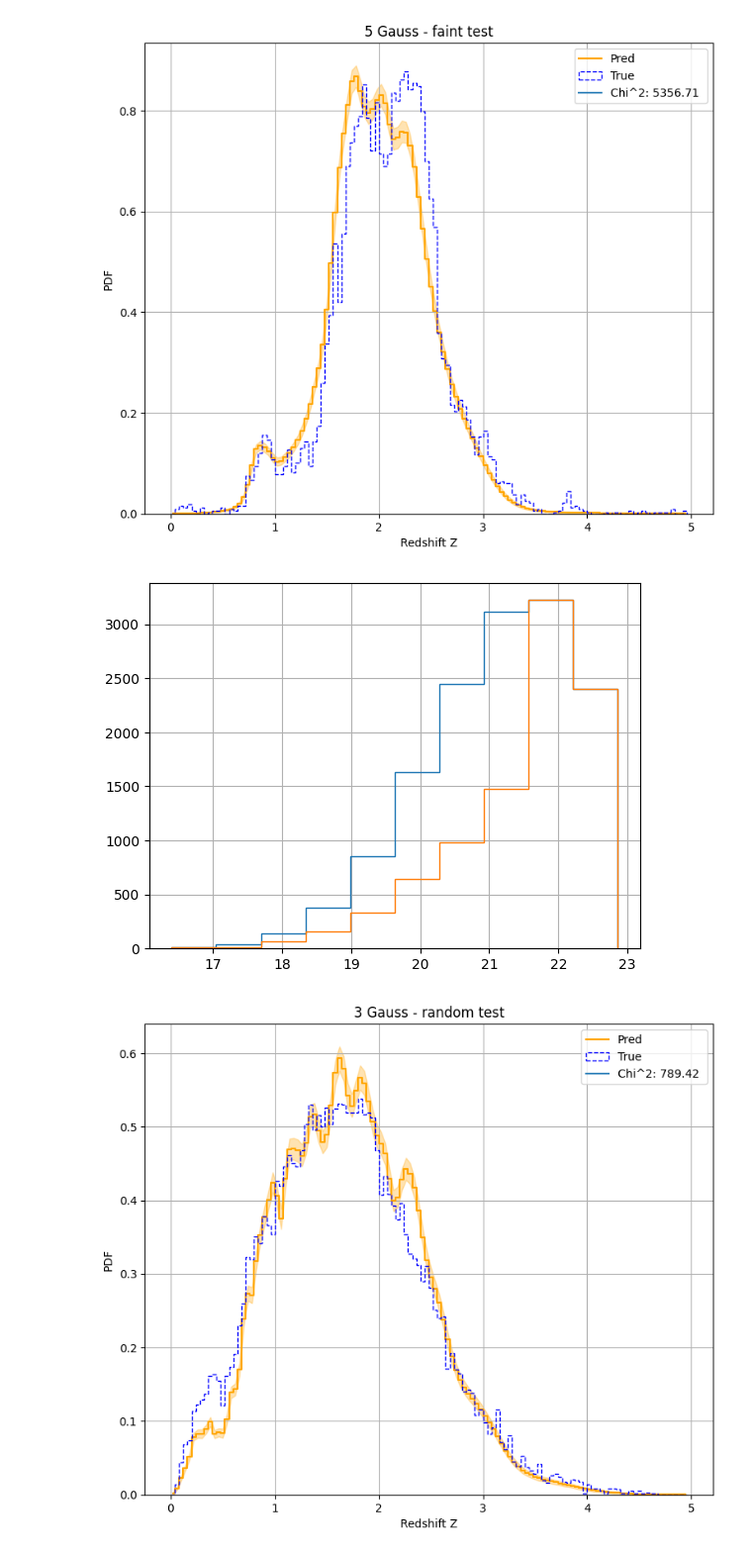
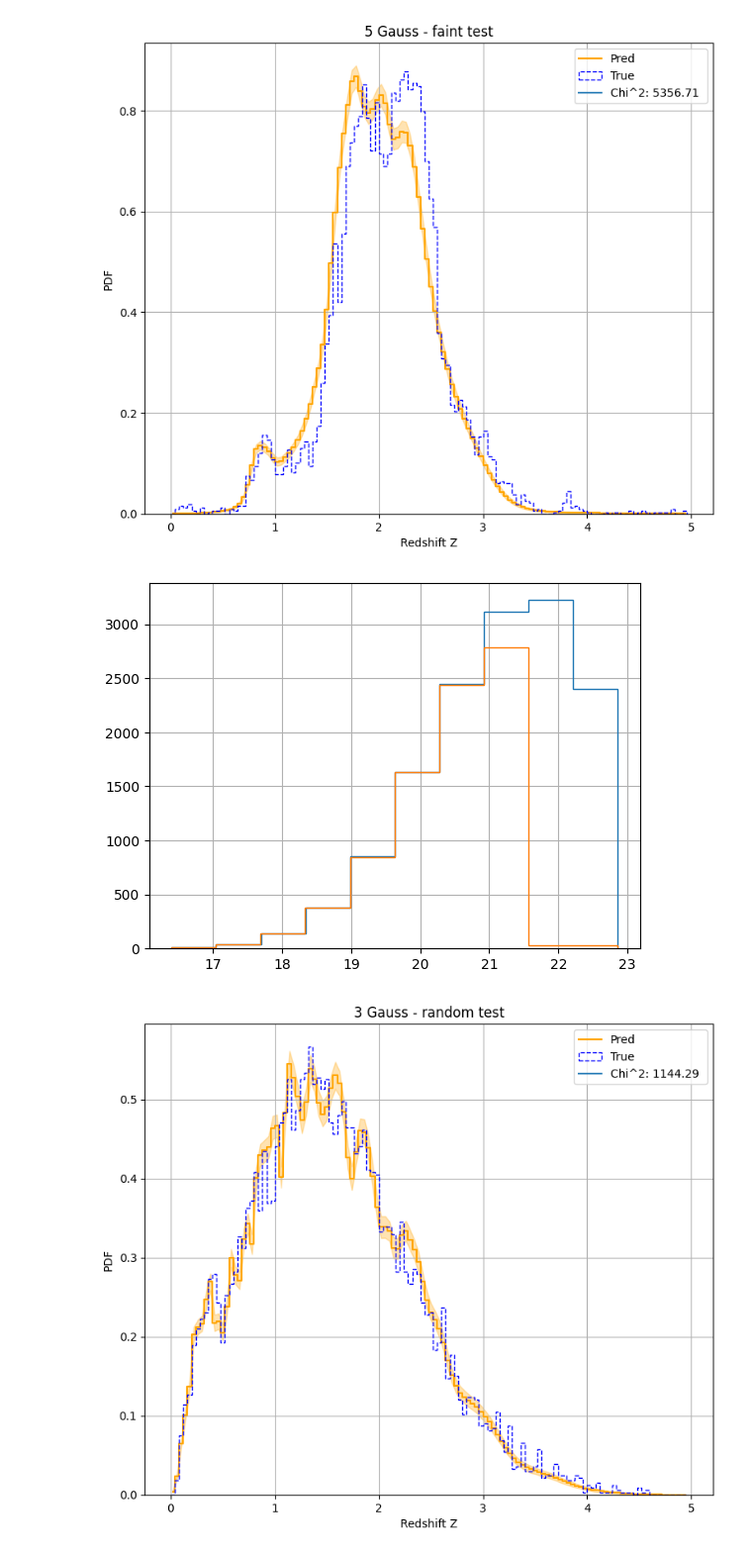
Before and after one commit to kacper-drabicki/redshift, a Jupyter notebook: notebooks/results_distribution.ipynb, the cells around one changed output. Shown at 99% size. Drawn from its saved outputs; the diff is of its cells as text; code cells hidden in the pictures.

```diff
--- a/notebooks/results_distribution.ipynb
+++ b/notebooks/results_distribution.ipynb
@@ -275,9 +271,9 @@ X_test["Z"] = y_test
 df = X_test
 
 X_test["MAG_GAAP_r"].hist(histtype="step")
-above_20 = df[df['MAG_GAAP_r'] > 21.5]
-below_or_equal_20 = df[df['MAG_GAAP_r'] <= 21.5]
-sample_20_percent = below_or_equal_20.sample(frac=0.4, random_state=42)
+above_20 = df[df['MAG_GAAP_r'] < 21.5]
+below_or_equal_20 = df[df['MAG_GAAP_r'] >= 21.5]
+sample_20_percent = below_or_equal_20.sample(frac=0.01, random_state=42)
 
 result = pd.concat([above_20, sample_20_percent])
 result["MAG_GAAP_r"].hist(histtype="step")
@@ -292,7 +288,7 @@ X_faint = scaler.transform(X_faint)
 
 df = data_frame.DataFrame(filePath, "QSO", data_frame.MaxFiller())
 # %% [output]
-[figure, old version]
+[figure, new version]
 # %%
 hist_means = []
 hist_lowers = []
@@ -342,24 +338,24 @@ for n in range(3,4):
 # %%
 hist, _ = np.histogram(y_test, bins=bins, density=True)
 
 
 for hist_mean, hist_lower, hist_upper, hist_stddev in zip(hist_means, hist_lowers, hist_uppers, hist_stddevs):
 
     diff = (hist - hist_mean).reshape(-1,1)
     cov = np.diag(hist_stddev ** 2)
     cov_inv = np.linalg.inv(cov)
     chi_sqr = np.matmul(diff.T ,np.matmul(cov_inv, diff))
 
     plt.figure(figsize=(9,7.5))
     plt.plot(bin_centers, hist_mean, drawstyle='steps-mid',  color="orange", label=f'Pred')
     plt.fill_between(bin_centers, hist_lower, hist_upper, color="orange", alpha=0.3)
-    plt.hist(df_test[:,0], bins=np.arange(0,5,0.04), histtype="step", density=True, color="blue", linestyle="--",label="True")
+    plt.hist(y_test, bins=np.arange(0,5,0.04), histtype="step", density=True, color="blue", linestyle="--",label="True")
     plt.plot(0,0, color=None, label=f"Chi^2: {float(chi_sqr):.2f} ")
     plt.xlabel('Redshift Z')
     plt.ylabel('PDF')
     plt.title(f'{3} Gauss - random test')
     plt.legend()
     plt.grid(True)
     plt.show()
 # %% [output]
-[figure, old version]
+[figure, new version]
```
Also changed, not shown: parts of 1 cell of this notebook, 30 other files.
